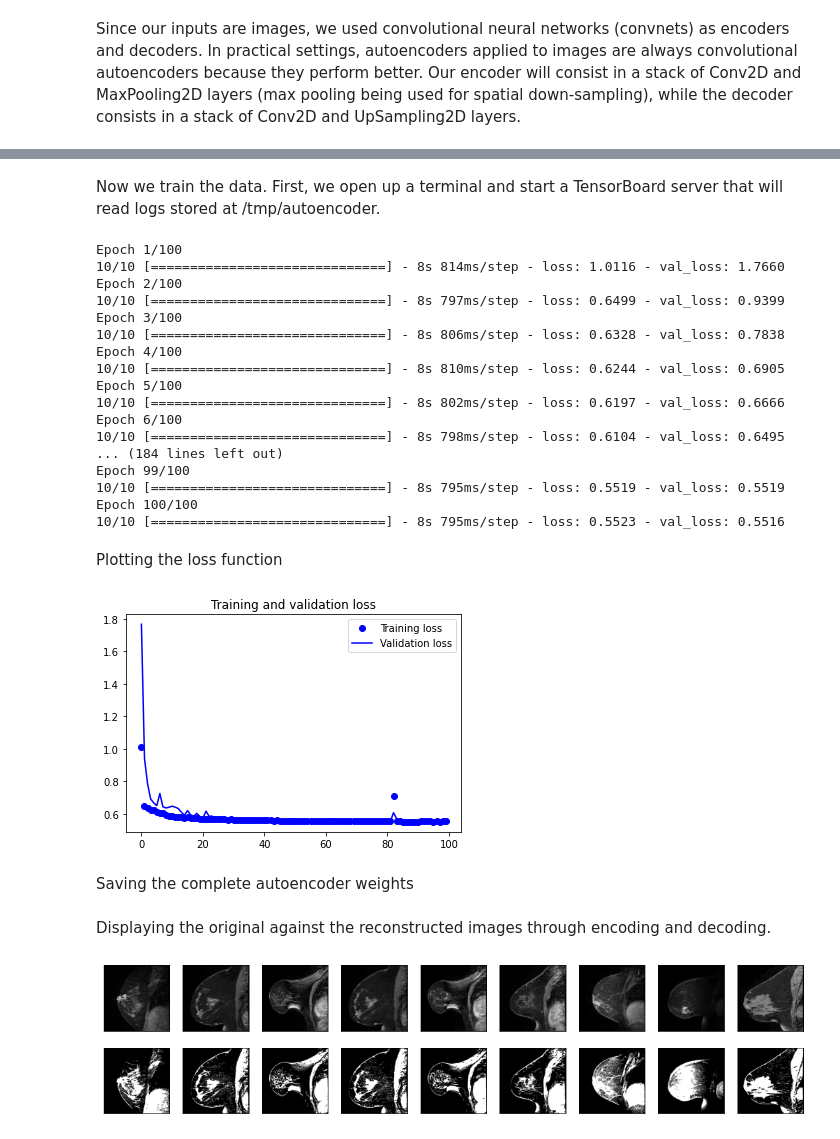
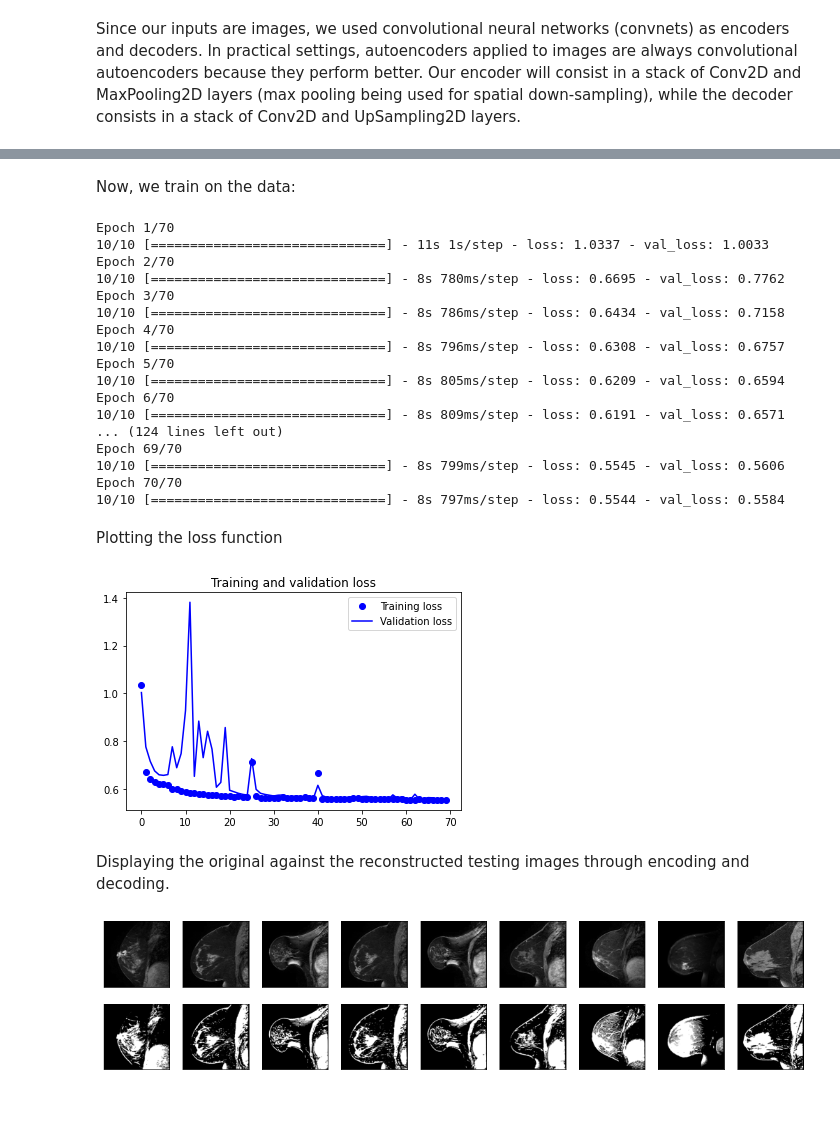
Before and after one commit to aminekhasteh/Breast_Cancer_Classification_Neural_Network, a Jupyter notebook: Unsupervised_Learning.ipynb, the cells around one changed output, grey strips where cells are left out. Drawn from its saved outputs; the diff is of its cells as text; code cells hidden in the pictures; blank space fills up the shorter version.

```diff
--- a/Unsupervised_Learning.ipynb
+++ b/Unsupervised_Learning.ipynb
@@ -188,45 +189,43 @@ Total params: 1,758,657
 Trainable params: 1,755,841
 Non-trainable params: 2,816
 _________________________________________________________________
-# %% [markdown]
-Now we train the data. First, we open up a terminal and start a TensorBoard server that will read logs stored at /tmp/autoencoder.
+# %% [markdown]
+Now, we train on the data:
 # %%
 autoencoder_train = autoencoder.fit(training_tensor, training_tensor,
                                     batch_size=64,
-                                    epochs=100,
+                                    epochs=70,
                                     validation_data=(testing_tensor, testing_tensor),
                                     shuffle=True)
 # %% [output]
-Epoch 1/100
-10/10 [==============================] - 8s 814ms/step - loss: 1.0116 - val_loss: 1.7660
-Epoch 2/100
-10/10 [==============================] - 8s 797ms/step - loss: 0.6499 - val_loss: 0.9399
-Epoch 3/100
-10/10 [==============================] - 8s 806ms/step - loss: 0.6328 - val_loss: 0.7838
-Epoch 4/100
-10/10 [==============================] - 8s 810ms/step - loss: 0.6244 - val_loss: 0.6905
-Epoch 5/100
-10/10 [==============================] - 8s 802ms/step - loss: 0.6197 - val_loss: 0.6666
-Epoch 6/100
-10/10 [==============================] - 8s 798ms/step - loss: 0.6104 - val_loss: 0.6495
-... (184 lines left out)
-Epoch 99/100
-10/10 [==============================] - 8s 795ms/step - loss: 0.5519 - val_loss: 0.5519
-Epoch 100/100
-10/10 [==============================] - 8s 795ms/step - loss: 0.5523 - val_loss: 0.5516
+Epoch 1/70
+10/10 [==============================] - 11s 1s/step - loss: 1.0337 - val_loss: 1.0033
+Epoch 2/70
+10/10 [==============================] - 8s 780ms/step - loss: 0.6695 - val_loss: 0.7762
+Epoch 3/70
+10/10 [==============================] - 8s 786ms/step - loss: 0.6434 - val_loss: 0.7158
+Epoch 4/70
+10/10 [==============================] - 8s 796ms/step - loss: 0.6308 - val_loss: 0.6757
+Epoch 5/70
+10/10 [==============================] - 8s 805ms/step - loss: 0.6209 - val_loss: 0.6594
+Epoch 6/70
+10/10 [==============================] - 8s 809ms/step - loss: 0.6191 - val_loss: 0.6571
+... (124 lines left out)
+Epoch 69/70
+10/10 [==============================] - 8s 799ms/step - loss: 0.5545 - val_loss: 0.5606
+Epoch 70/70
+10/10 [==============================] - 8s 797ms/step - loss: 0.5544 - val_loss: 0.5584
 # %% [markdown]
 Plotting the loss function
 # %%
 loss = autoencoder_train.history['loss']
 val_loss = autoencoder_train.history['val_loss']
-epochs = range(100)
+epochs = range(70)
 plt.figure()
 plt.plot(epochs, loss, 'bo', label='Training loss')
 plt.plot(epochs, val_loss, 'b', label='Validation loss')
 plt.title('Training and validation loss')
 plt.legend()
 plt.show()
 # %% [output]
-[figure, old version]
+[figure, new version]
-# %% [markdown]
-Saving the complete autoencoder weights
@@ -235,7 +232,7 @@ autoencoder.save_weights('autoencoder.h5')
+# %% [markdown]
+Displaying the original against the reconstructed testing images through encoding and decoding.
 # %%
 decoded_imgs = autoencoder.predict(testing_tensor)
-# %% [markdown]
-Displaying the original against the reconstructed images through encoding and decoding.
 # %%
 n = 10
 plt.figure(figsize=(20, 4))
```
Also changed, not shown: parts of 18 cells of this notebook.
